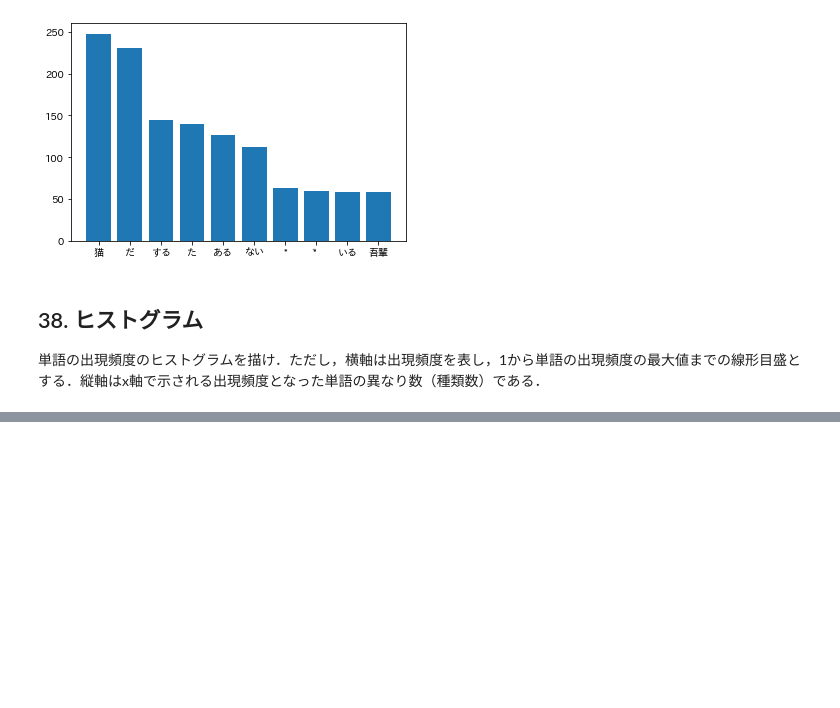
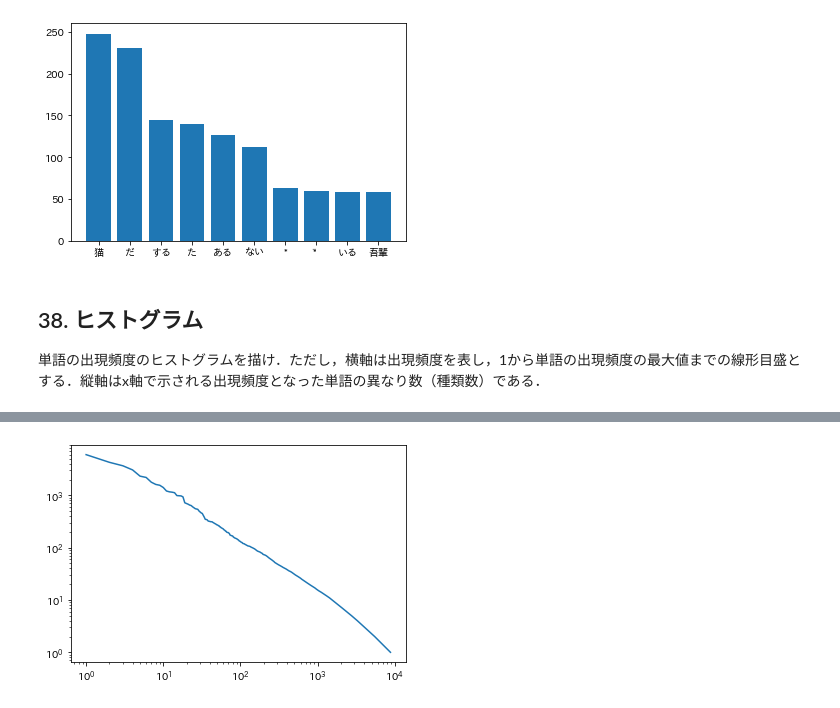
Before and after one commit to Kazuya-Minakuchi/natural_language_processing_100_knocks, a Jupyter notebook: notebooks/04_morphological_analysis.ipynb, the cells around one changed output, grey strips where cells are left out. Saved outputs shown, nothing was run; the diff lists cells and outputs as text; code cells hidden in the pictures; blank space fills up the shorter version.

```diff
--- a/notebooks/04_morphological_analysis.ipynb
+++ b/notebooks/04_morphological_analysis.ipynb
@@ -435,0 +448,3 @@ ax.bar(x=x, height=y)
+# %%
+df_39 = df_word_cnt.reset_index()
+df_39.head()
@@ -435,0 +458,12 @@ ax.bar(x=x, height=y)
+# %%
+df_39['rank'] = df_39['cnt'].rank(ascending=False)
+# %%
+fig, ax = plt.subplots()
+x = df_39['rank']
+y = df_39['cnt']
+ax.plot(x, y)
+ax.set_xscale('log')
+ax.set_yscale('log')
+plt.show()
+# %% [output]
+[figure, added]
```
Also changed, not shown: parts of 5 cells of this notebook, 1 other file.
